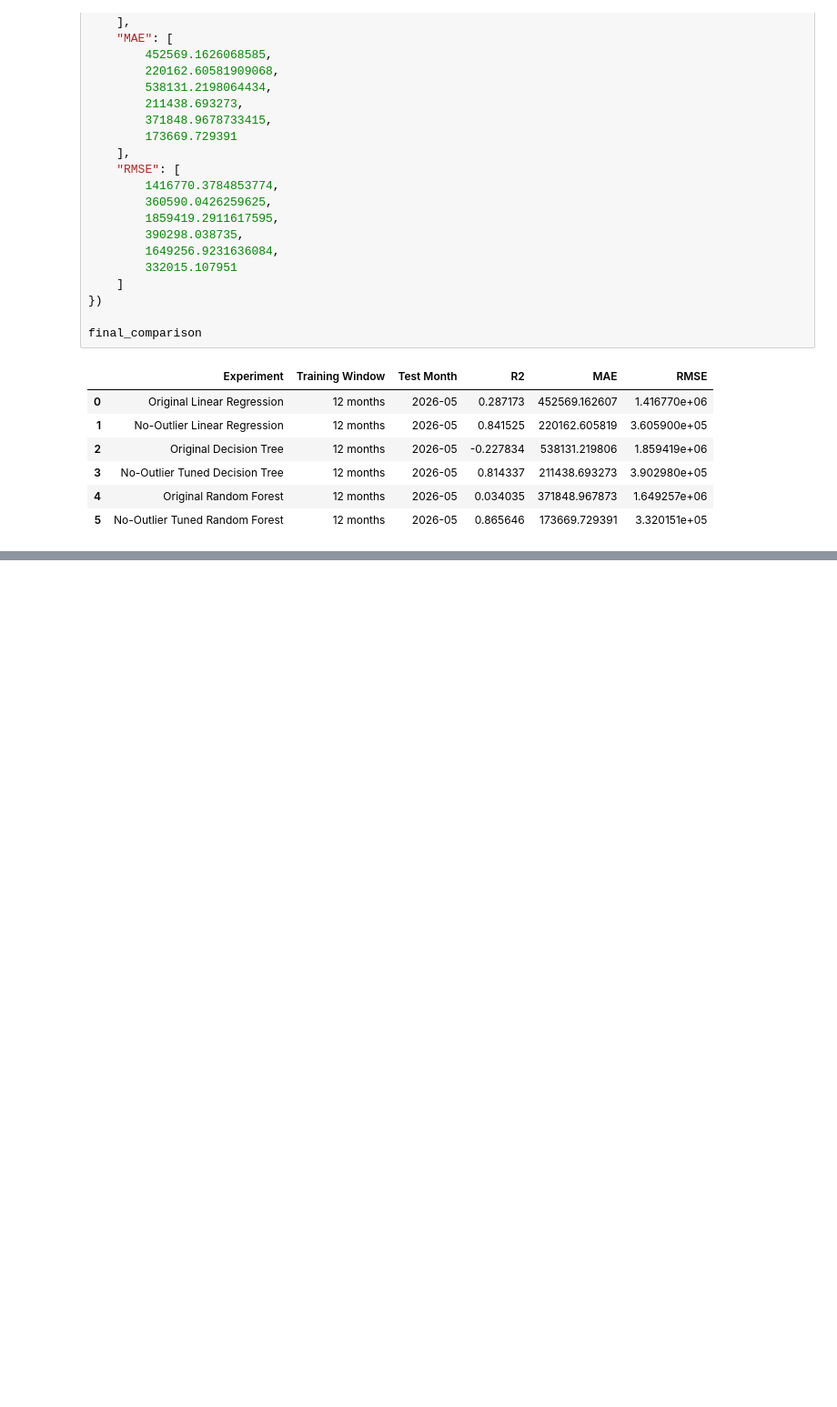
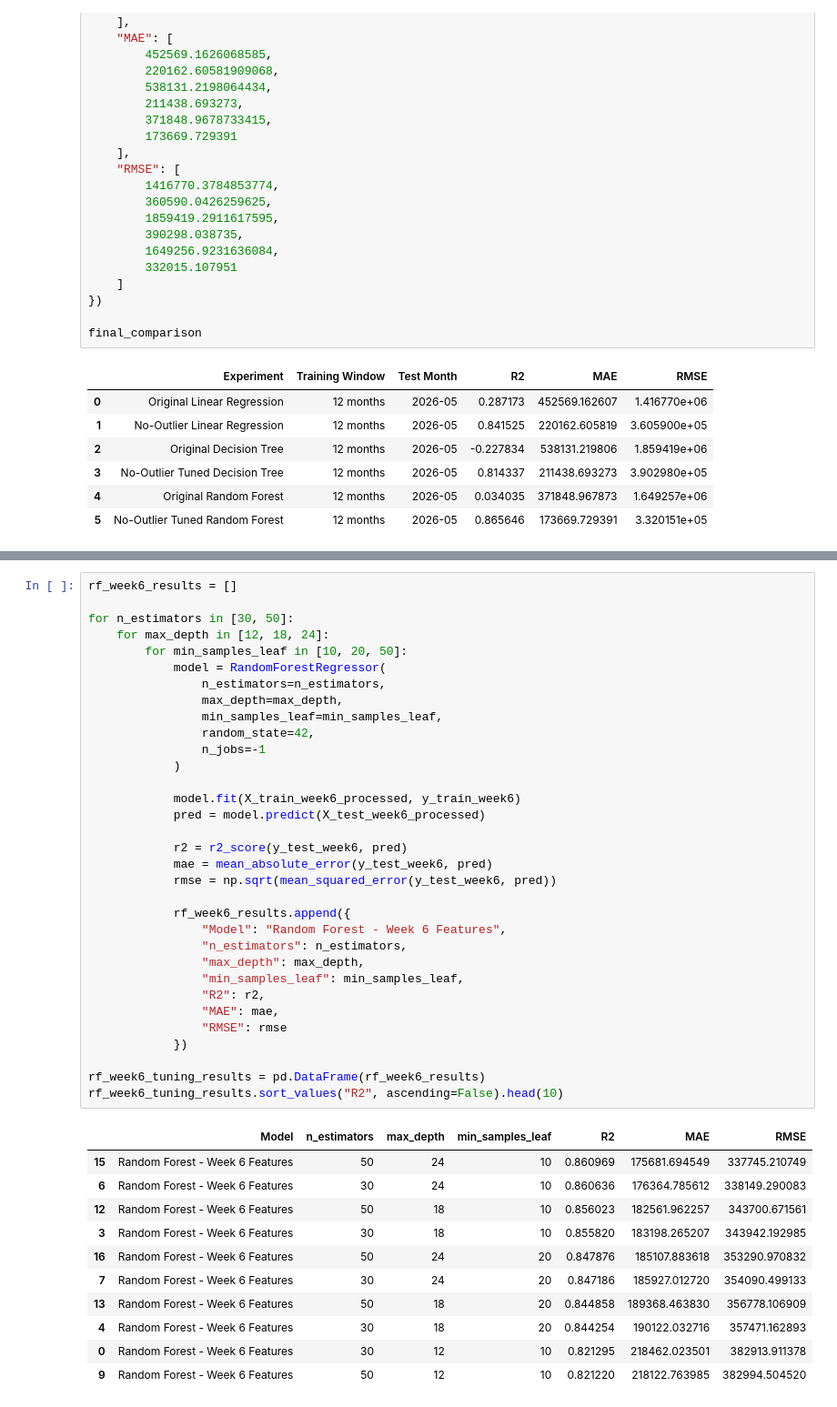
Before and after one commit to miatrn20/IDX-Exchange-Internship-Data_Science-Summer2026, a Jupyter notebook: 04_model_comparison.ipynb, the cells around one changed output, grey strips where cells are left out. Shown at 91% size. Cells and saved outputs as stored; diff of their text form; blank space fills up the shorter version.

```diff
--- a/04_model_comparison.ipynb
+++ b/04_model_comparison.ipynb
@@ -367,0 +603,45 @@ final_comparison
+# %%
+rf_week6_results = []
+
+for n_estimators in [30, 50]:
+    for max_depth in [12, 18, 24]:
+        for min_samples_leaf in [10, 20, 50]:
+            model = RandomForestRegressor(
+                n_estimators=n_estimators,
+                max_depth=max_depth,
+                min_samples_leaf=min_samples_leaf,
+                random_state=42,
+                n_jobs=-1
+            )
+
+            model.fit(X_train_week6_processed, y_train_week6)
+            pred = model.predict(X_test_week6_processed)
+
+            r2 = r2_score(y_test_week6, pred)
+            mae = mean_absolute_error(y_test_week6, pred)
+            rmse = np.sqrt(mean_squared_error(y_test_week6, pred))
+
+            rf_week6_results.append({
+                "Model": "Random Forest - Week 6 Features",
+                "n_estimators": n_estimators,
+                "max_depth": max_depth,
+                "min_samples_leaf": min_samples_leaf,
+                "R2": r2,
+                "MAE": mae,
+                "RMSE": rmse
+            })
+
+rf_week6_tuning_results = pd.DataFrame(rf_week6_results)
+rf_week6_tuning_results.sort_values("R2", ascending=False).head(10)
+# %% [output]
+|  | Model | n_estimators | max_depth | min_samples_leaf | R2 | MAE | RMSE |
+| 15 | Random Forest - Week 6 Features | 50 | 24 | 10 | 0.860969 | 175681.694549 | 337745.210749 |
+| 6 | Random Forest - Week 6 Features | 30 | 24 | 10 | 0.860636 | 176364.785612 | 338149.290083 |
+| 12 | Random Forest - Week 6 Features | 50 | 18 | 10 | 0.856023 | 182561.962257 | 343700.671561 |
+| 3 | Random Forest - Week 6 Features | 30 | 18 | 10 | 0.855820 | 183198.265207 | 343942.192985 |
+| 16 | Random Forest - Week 6 Features | 50 | 24 | 20 | 0.847876 | 185107.883618 | 353290.970832 |
+| 7 | Random Forest - Week 6 Features | 30 | 24 | 20 | 0.847186 | 185927.012720 | 354090.499133 |
+| 13 | Random Forest - Week 6 Features | 50 | 18 | 20 | 0.844858 | 189368.463830 | 356778.106909 |
+| 4 | Random Forest - Week 6 Features | 30 | 18 | 20 | 0.844254 | 190122.032716 | 357471.162893 |
+| 0 | Random Forest - Week 6 Features | 30 | 12 | 10 | 0.821295 | 218462.023501 | 382913.911378 |
+| 9 | Random Forest - Week 6 Features | 50 | 12 | 10 | 0.821220 | 218122.763985 | 382994.504520 |
```
Also changed, not shown: parts of 24 cells of this notebook, 1 other file.
